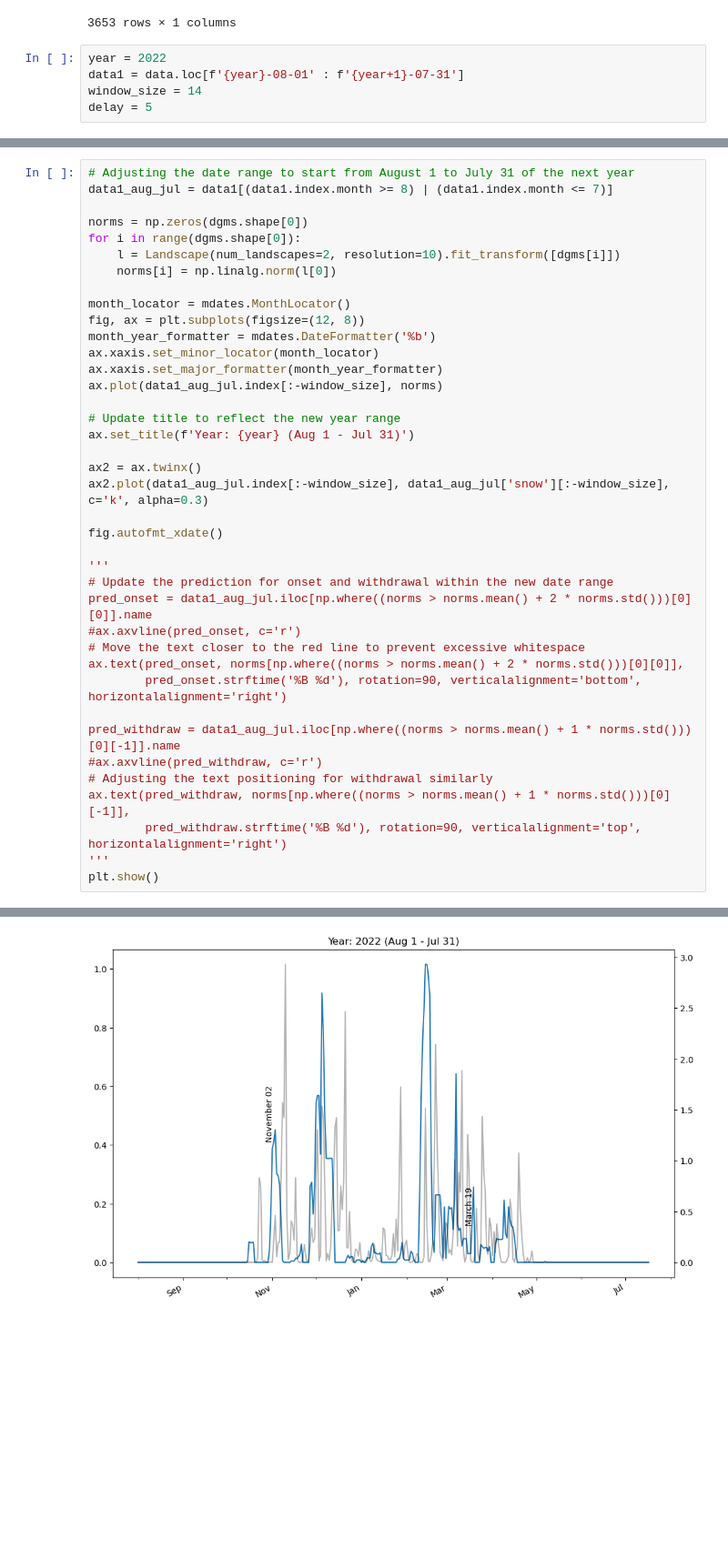
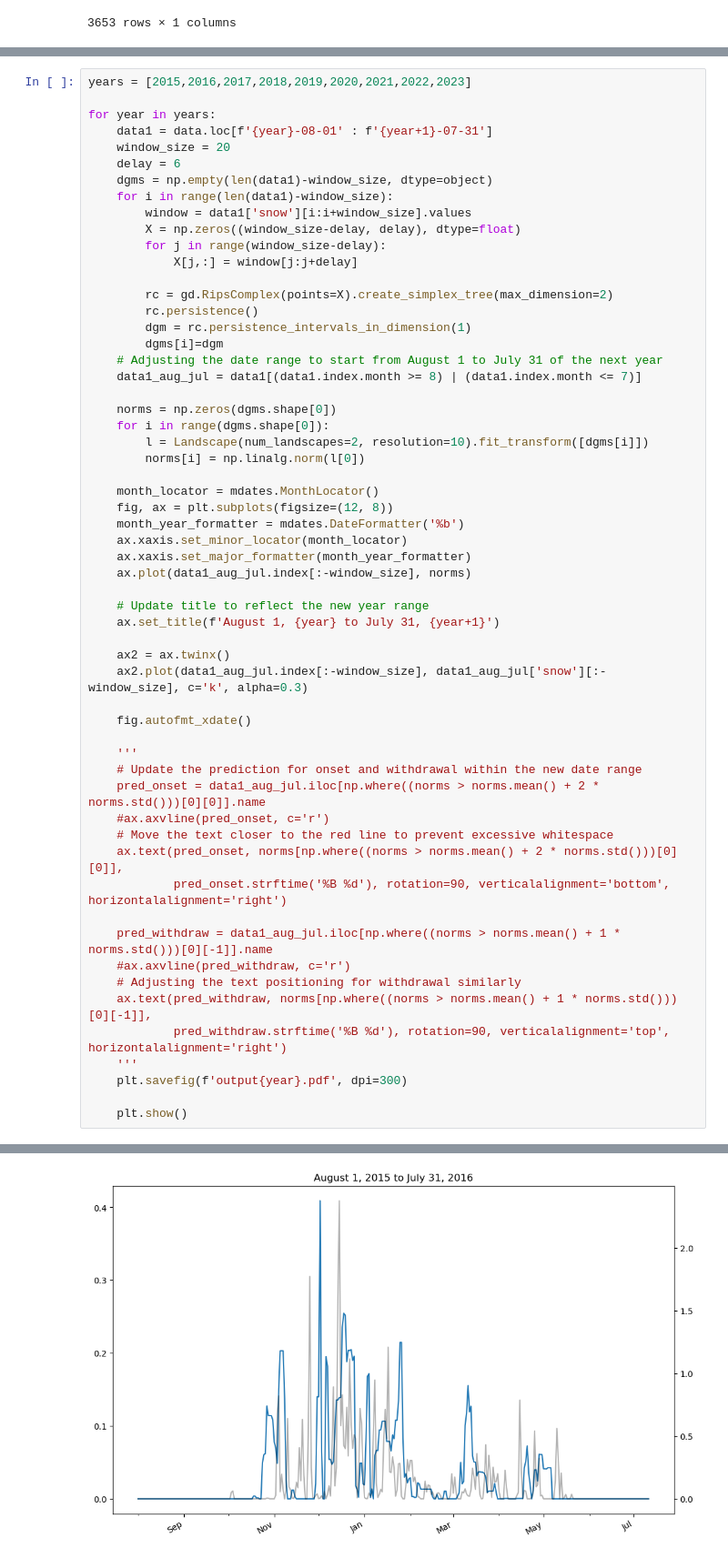
Before and after one commit to jacobsriraman/tda-snow-capstone, a Jupyter notebook: snowfall2.ipynb, the cells around one changed output, grey strips where cells are left out. Shown at 91% size. Saved outputs shown, nothing was run; the diff lists cells and outputs as text; blank space fills up the shorter version.

```diff
--- a/snowfall2.ipynb
+++ b/snowfall2.ipynb
@@ -49,8 +49,3 @@ data
 | 2024-12-30 | 1.119695 |
 | 2024-12-31 | 0.475893 |
 3653 rows × 1 columns
-# %%
-year = 2022
-data1 = data.loc[f'{year}-08-01' : f'{year+1}-07-31']
-window_size = 14
-delay = 5
@@ -69,42 +52,61 @@ for i in range(len(data1)-window_size):
 # %%
-# Adjusting the date range to start from August 1 to July 31 of the next year
-data1_aug_jul = data1[(data1.index.month >= 8) | (data1.index.month <= 7)]
+years = [2015,2016,2017,2018,2019,2020,2021,2022,2023]
 
-norms = np.zeros(dgms.shape[0])
-for i in range(dgms.shape[0]):
-    l = Landscape(num_landscapes=2, resolution=10).fit_transform([dgms[i]])
-    norms[i] = np.linalg.norm(l[0])
+for year in years:
+    data1 = data.loc[f'{year}-08-01' : f'{year+1}-07-31']
+    window_size = 20
+    delay = 6
+    dgms = np.empty(len(data1)-window_size, dtype=object)
+    for i in range(len(data1)-window_size):
+        window = data1['snow'][i:i+window_size].values
+        X = np.zeros((window_size-delay, delay), dtype=float)
+        for j in range(window_size-delay):
+            X[j,:] = window[j:j+delay]
 
-month_locator = mdates.MonthLocator()
-fig, ax = plt.subplots(figsize=(12, 8))
-month_year_formatter = mdates.DateFormatter('%b')
-ax.xaxis.set_minor_locator(month_locator)
-ax.xaxis.set_major_formatter(month_year_formatter)
-ax.plot(data1_aug_jul.index[:-window_size], norms)
+        rc = gd.RipsComplex(points=X).create_simplex_tree(max_dimension=2)
+        rc.persistence()
+        dgm = rc.persistence_intervals_in_dimension(1)
+        dgms[i]=dgm
+    # Adjusting the date range to start from August 1 to July 31 of the next year
+    data1_aug_jul = data1[(data1.index.month >= 8) | (data1.index.month <= 7)]
 
-# Update title to reflect the new year range
-ax.set_title(f'Year: {year} (Aug 1 - Jul 31)')
+    norms = np.zeros(dgms.shape[0])
+    for i in range(dgms.shape[0]):
+        l = Landscape(num_landscapes=2, resolution=10).fit_transform([dgms[i]])
+        norms[i] = np.linalg.norm(l[0])
 
-ax2 = ax.twinx()
-ax2.plot(data1_aug_jul.index[:-window_size], data1_aug_jul['snow'][:-window_size], c='k', alpha=0.3)
+    month_locator = mdates.MonthLocator()
+    fig, ax = plt.subplots(figsize=(12, 8))
+    month_year_formatter = mdates.DateFormatter('%b')
+    ax.xaxis.set_minor_locator(month_locator)
+    ax.xaxis.set_major_formatter(month_year_formatter)
+    ax.plot(data1_aug_jul.index[:-window_size], norms)
 
-fig.autofmt_xdate()
+    # Update title to reflect the new year range
+    ax.set_title(f'August 1, {year} to July 31, {year+1}')
 
-'''
-# Update the prediction for onset and withdrawal within the new date range
-pred_onset = data1_aug_jul.iloc[np.where((norms > norms.mean() + 2 * norms.std()))[0][0]].name
-#ax.axvline(pred_onset, c='r')
-# Move the text closer to the red line to prevent excessive whitespace
-ax.text(pred_onset, norms[np.where((norms > norms.mean() + 2 * norms.std()))[0][0]],
-        pred_onset.strftime('%B %d'), rotation=90, verticalalignment='bottom', horizontalalignment='right')
+    ax2 = ax.twinx()
+    ax2.plot(data1_aug_jul.index[:-window_size], data1_aug_jul['snow'][:-window_size], c='k', alpha=0.3)
 
-pred_withdraw = data1_aug_jul.iloc[np.where((norms > norms.mean() + 1 * norms.std()))[0][-1]].name
-#ax.axvline(pred_withdraw, c='r')
-# Adjusting the text positioning for withdrawal similarly
-ax.text(pred_withdraw, norms[np.where((norms > norms.mean() + 1 * norms.std()))[0][-1]],
-        pred_withdraw.strftime('%B %d'), rotation=90, verticalalignment='top', horizontalalignment='right')
-'''
-plt.show()
+    fig.autofmt_xdate()
+
+    '''
+    # Update the prediction for onset and withdrawal within the new date range
+    pred_onset = data1_aug_jul.iloc[np.where((norms > norms.mean() + 2 * norms.std()))[0][0]].name
+    #ax.axvline(pred_onset, c='r')
+    # Move the text closer to the red line to prevent excessive whitespace
+    ax.text(pred_onset, norms[np.where((norms > norms.mean() + 2 * norms.std()))[0][0]],
+            pred_onset.strftime('%B %d'), rotation=90, verticalalignment='bottom', horizontalalignment='right')
+
+    pred_withdraw = data1_aug_jul.iloc[np.where((norms > norms.mean() + 1 * norms.std()))[0][-1]].name
+    #ax.axvline(pred_withdraw, c='r')
+    # Adjusting the text positioning for withdrawal similarly
+    ax.text(pred_withdraw, norms[np.where((norms > norms.mean() + 1 * norms.std()))[0][-1]],
+            pred_withdraw.strftime('%B %d'), rotation=90, verticalalignment='top', horizontalalignment='right')
+    '''
+    plt.savefig(f'output{year}.pdf', dpi=300)
+
+    plt.show()
 # %% [output]
 Empty list or empty diagrams: sample range is [-inf, -inf]
 First value and second value in range are the same: grid is made of resolution copies of this value
@@ -122,5 +124,5 @@ First value and second value in range are the same: grid is made of resolution c
 Empty list or empty diagrams: sample range is [-inf, -inf]
 First value and second value in range are the same: grid is made of resolution copies of this value
 Empty list or empty diagrams: sample range is [-inf, -inf]
 First value and second value in range are the same: grid is made of resolution copies of this value
-[figure, old version]
+[figure, new version]
```
Also changed, not shown: parts of 5 cells of this notebook.
